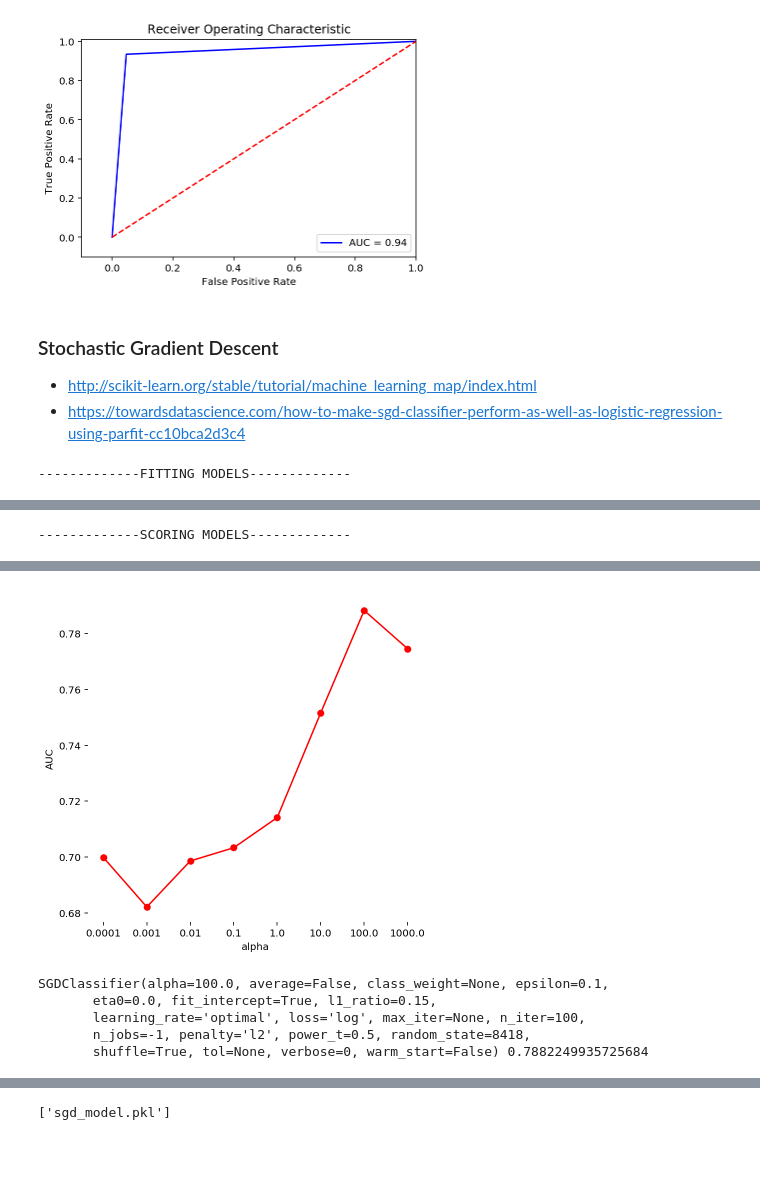
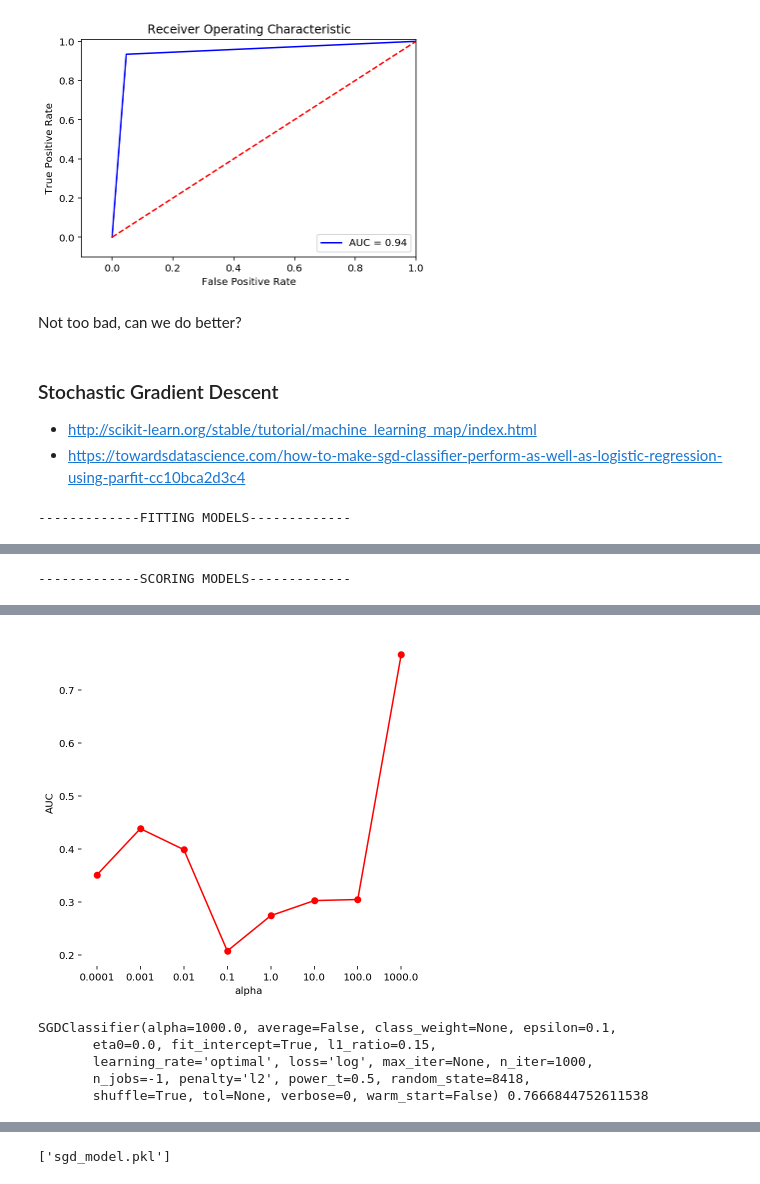
Before and after one commit to scheckley/bank_fraud_tensor, a Jupyter notebook: scratch-scikit.ipynb, the cells around one changed output, grey strips where cells are left out. Saved outputs shown, nothing was run; the diff lists cells and outputs as text; code cells hidden in the pictures; blank space fills up the shorter version.

Commit message:
added parfit hyper-parameter tuning for SGD

```diff
--- a/scratch-scikit.ipynb
+++ b/scratch-scikit.ipynb
@@ -398,6 +398,8 @@ plt.xlabel('False Positive Rate')
 plt.show()
 # %% [output]
 [figure]
+# %% [markdown]
+Not too bad, can we do better?
 # %% [markdown]
 ### Stochastic Gradient Descent
 
@@ -420,11 +422,13 @@ def plot_roc_auc(actual, preds):
     plt.title('AUC: {}'.format(auc(fpr,tpr)))
     plt.show()
 # %%
+# hyper parameter tuning with parfit
+
 grid = {
     'alpha': [1e-4, 1e-3, 1e-2, 1e-1, 1e0, 1e1, 1e2, 1e3],  # learning rate
     'n_iter': [1000],  # number of epochs
     'loss': ['log'],  # logistic regression,
-    'penalty': ['l2'],
+    'penalty': ['l1', 'l2'],
     'n_jobs': [-1],
     'random_state': [8418]
 }
@@ -458,9 +462,9 @@ print(best_model, best_score)
-[figure, old version]
+[figure, new version]
-SGDClassifier(alpha=100.0, average=False, class_weight=None, epsilon=0.1,
+SGDClassifier(alpha=1000.0, average=False, class_weight=None, epsilon=0.1,
        eta0=0.0, fit_intercept=True, l1_ratio=0.15,
-       learning_rate='optimal', loss='log', max_iter=None, n_iter=100,
+       learning_rate='optimal', loss='log', max_iter=None, n_iter=1000,
        n_jobs=-1, penalty='l2', power_t=0.5, random_state=8418,
-       shuffle=True, tol=None, verbose=0, warm_start=False) 0.7882249935725684
+       shuffle=True, tol=None, verbose=0, warm_start=False) 0.7666844752611538
 # %%
 plot_roc_auc(y_test, best_model.predict_proba(X_test))
 # %% [output]
```
Also changed, not shown: parts of 6 cells of this notebook.
